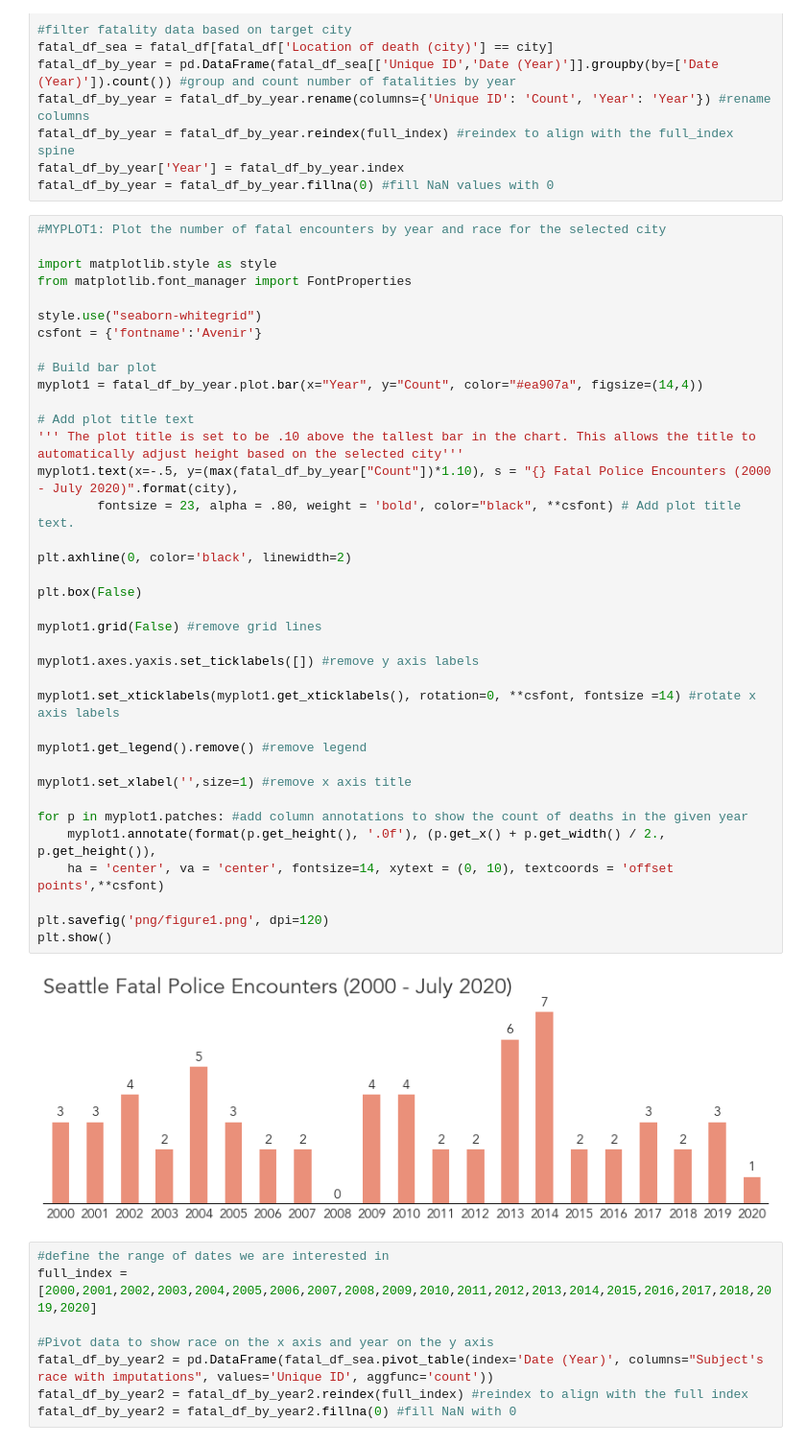
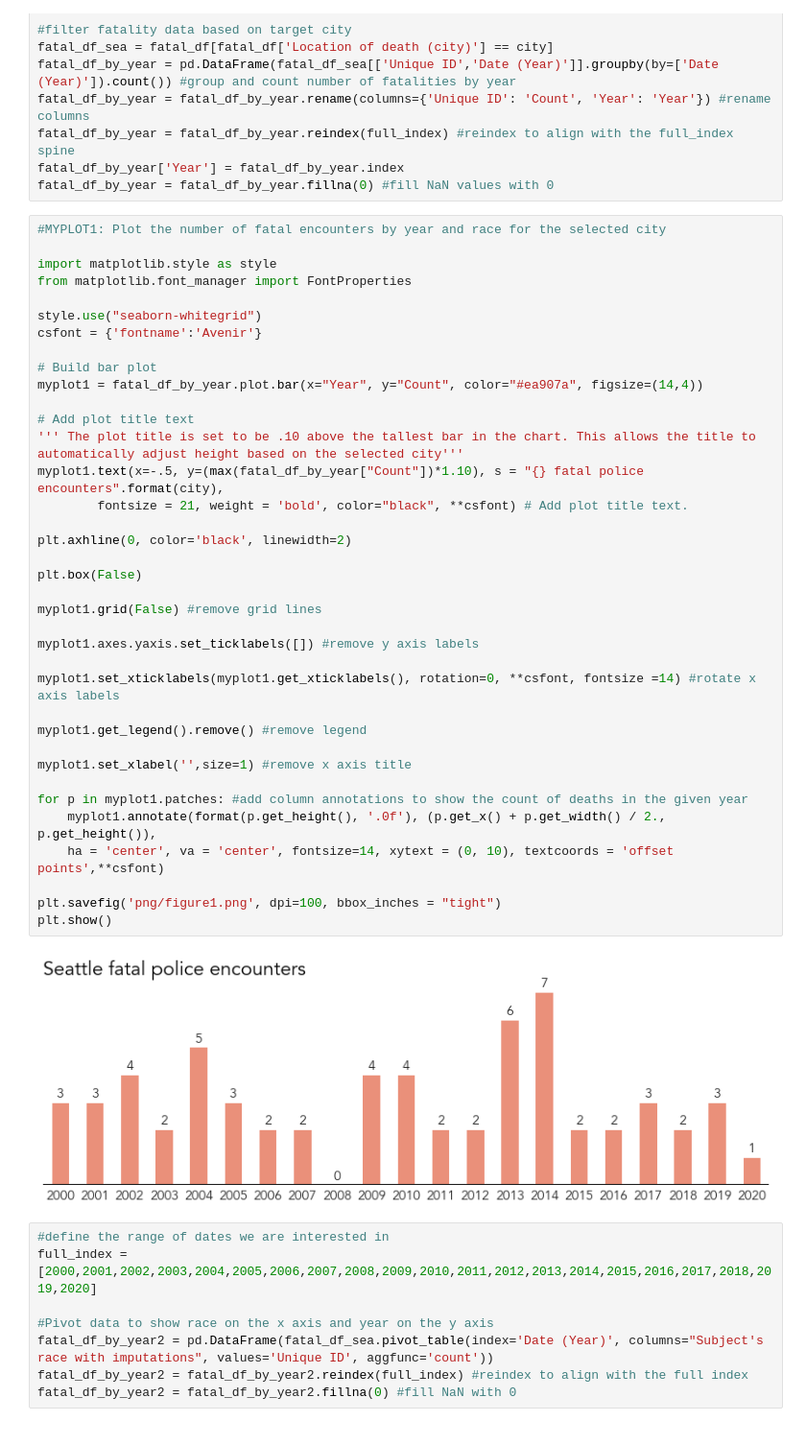
Before and after one commit to jnboysen/us-fatal-police-encounters, a Jupyter notebook: py/Fatal Police Encounters Part 3 - Exploratory Data Analysis.ipynb, the cells around one changed output. Shown at 96% size. Drawn from its saved outputs; the diff is of its cells as text.

```diff
--- a/py/Fatal Police Encounters Part 3 - Exploratory Data Analysis.ipynb
+++ b/py/Fatal Police Encounters Part 3 - Exploratory Data Analysis.ipynb
@@ -64,37 +64,37 @@ from matplotlib.font_manager import FontProperties
 style.use("seaborn-whitegrid")
 csfont = {'fontname':'Avenir'}
 
 # Build bar plot
 myplot1 = fatal_df_by_year.plot.bar(x="Year", y="Count", color="#ea907a", figsize=(14,4))
 
 # Add plot title text
 ''' The plot title is set to be .10 above the tallest bar in the chart. This allows the title to
 automatically adjust height based on the selected city'''
-myplot1.text(x=-.5, y=(max(fatal_df_by_year["Count"])*1.10), s = "{} Fatal Police Encounters (2000 - July 2020)".format(city),
-        fontsize = 23, alpha = .80, weight = 'bold', color="black", **csfont) # Add plot title text.
+myplot1.text(x=-.5, y=(max(fatal_df_by_year["Count"])*1.10), s = "{} fatal police encounters".format(city),
+        fontsize = 21, weight = 'bold', color="black", **csfont) # Add plot title text.
 
 plt.axhline(0, color='black', linewidth=2)
 
 plt.box(False)
 
 myplot1.grid(False) #remove grid lines
 
 myplot1.axes.yaxis.set_ticklabels([]) #remove y axis labels
 
 myplot1.set_xticklabels(myplot1.get_xticklabels(), rotation=0, **csfont, fontsize =14) #rotate x axis labels
 
 myplot1.get_legend().remove() #remove legend
 
 myplot1.set_xlabel('',size=1) #remove x axis title
 
 for p in myplot1.patches: #add column annotations to show the count of deaths in the given year
     myplot1.annotate(format(p.get_height(), '.0f'), (p.get_x() + p.get_width() / 2., p.get_height()),
     ha = 'center', va = 'center', fontsize=14, xytext = (0, 10), textcoords = 'offset points',**csfont)
 
-plt.savefig('png/figure1.png', dpi=120)
+plt.savefig('png/figure1.png', dpi=100, bbox_inches = "tight")
 plt.show()
 # %% [output]
-[figure, old version]
+[figure, new version]
 # %%
 #define the range of dates we are interested in
 full_index = [2000,2001,2002,2003,2004,2005,2006,2007,2008,2009,2010,2011,2012,2013,2014,2015,2016,2017,2018,2019,2020]
```
Also changed, not shown: parts of 9 cells of this notebook, 10 other files.
